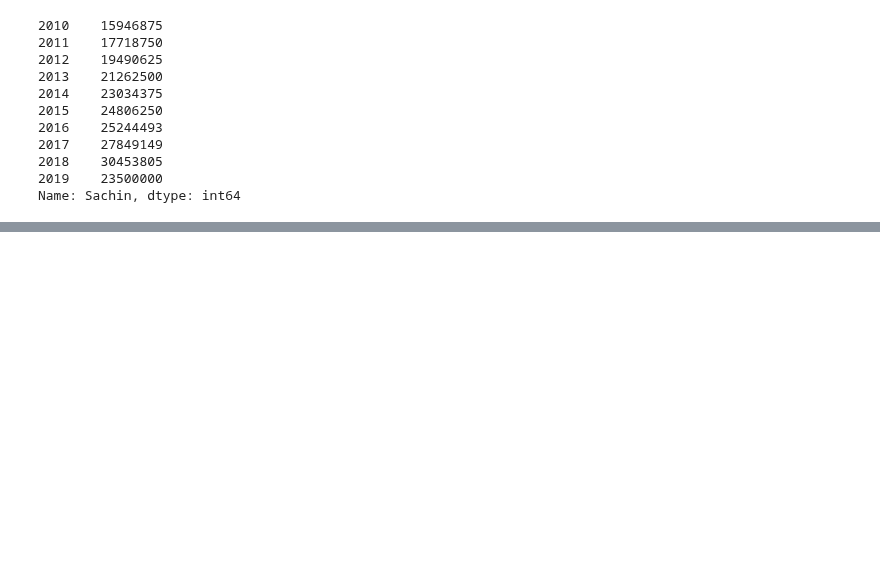
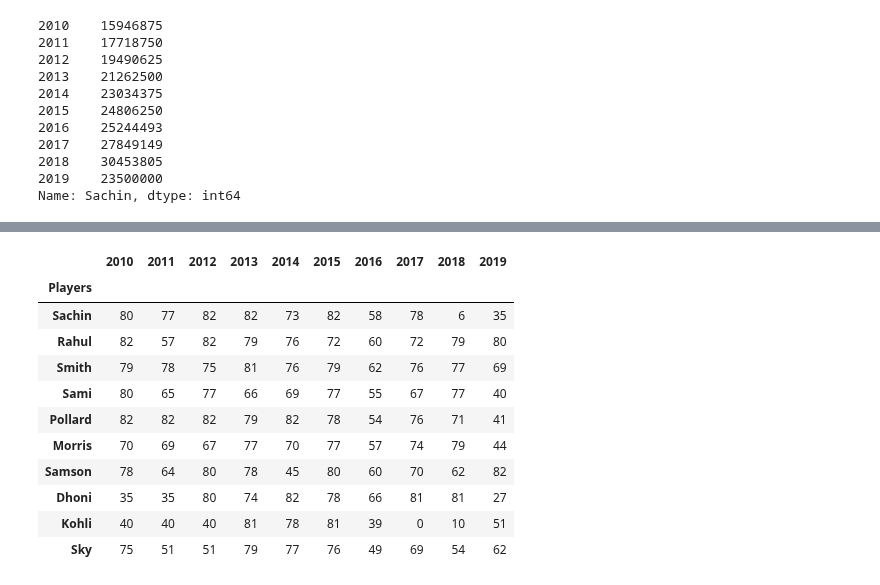
Before and after one commit to corpsedust/NareshIT, a Jupyter notebook: Self-practice(Tasks and IQ stuff)/IPL_DataAnalysis.ipynb, the cells around one changed output, grey strips where cells are left out. Cells and saved outputs as stored; diff of their text form; code cells hidden in the pictures; blank space fills up the shorter version.

```diff
--- a/Self-practice(Tasks and IQ stuff)/IPL_DataAnalysis.ipynb
+++ b/Self-practice(Tasks and IQ stuff)/IPL_DataAnalysis.ipynb
@@ -355,0 +357,4 @@ Name: Sachin, dtype: int64
+# %%
+df2.insert(0,"Players", Players)
+# %%
+df2.pop("Players")
@@ -355,0 +374,15 @@ Name: Sachin, dtype: int64
+# %%
+df2
+# %% [output]
+|  | 2010 | 2011 | 2012 | 2013 | 2014 | 2015 | 2016 | 2017 | 2018 | 2019 |
+| Players |  |  |  |  |  |  |  |  |  |  |
+| Sachin | 80 | 77 | 82 | 82 | 73 | 82 | 58 | 78 | 6 | 35 |
+| Rahul | 82 | 57 | 82 | 79 | 76 | 72 | 60 | 72 | 79 | 80 |
+| Smith | 79 | 78 | 75 | 81 | 76 | 79 | 62 | 76 | 77 | 69 |
+| Sami | 80 | 65 | 77 | 66 | 69 | 77 | 55 | 67 | 77 | 40 |
+| Pollard | 82 | 82 | 82 | 79 | 82 | 78 | 54 | 76 | 71 | 41 |
+| Morris | 70 | 69 | 67 | 77 | 70 | 77 | 57 | 74 | 79 | 44 |
+| Samson | 78 | 64 | 80 | 78 | 45 | 80 | 60 | 70 | 62 | 82 |
+| Dhoni | 35 | 35 | 80 | 74 | 82 | 78 | 66 | 81 | 81 | 27 |
+| Kohli | 40 | 40 | 40 | 81 | 78 | 81 | 39 | 0 | 10 | 51 |
+| Sky | 75 | 51 | 51 | 79 | 77 | 76 | 49 | 69 | 54 | 62 |
```
Also changed, not shown: parts of 7 cells of this notebook.
